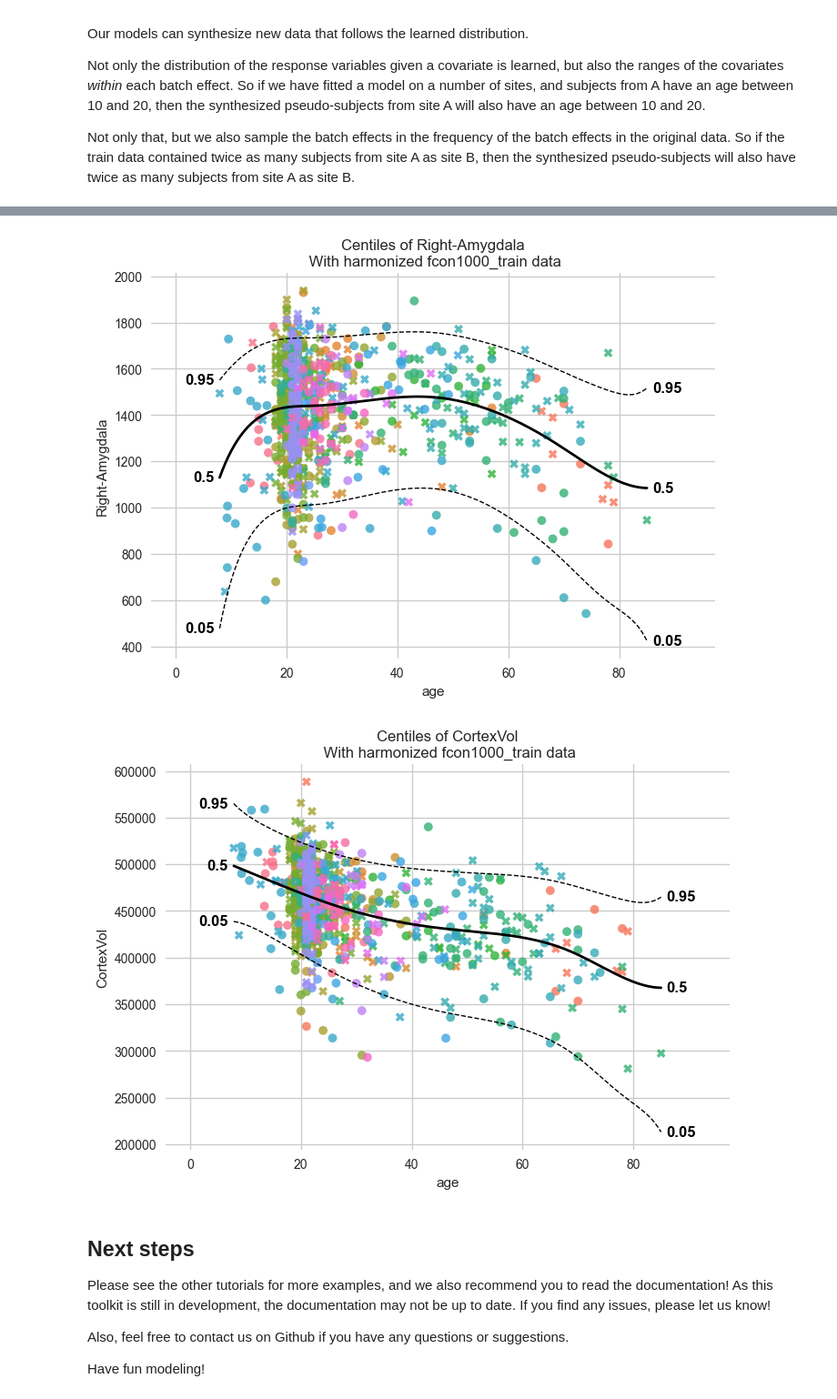
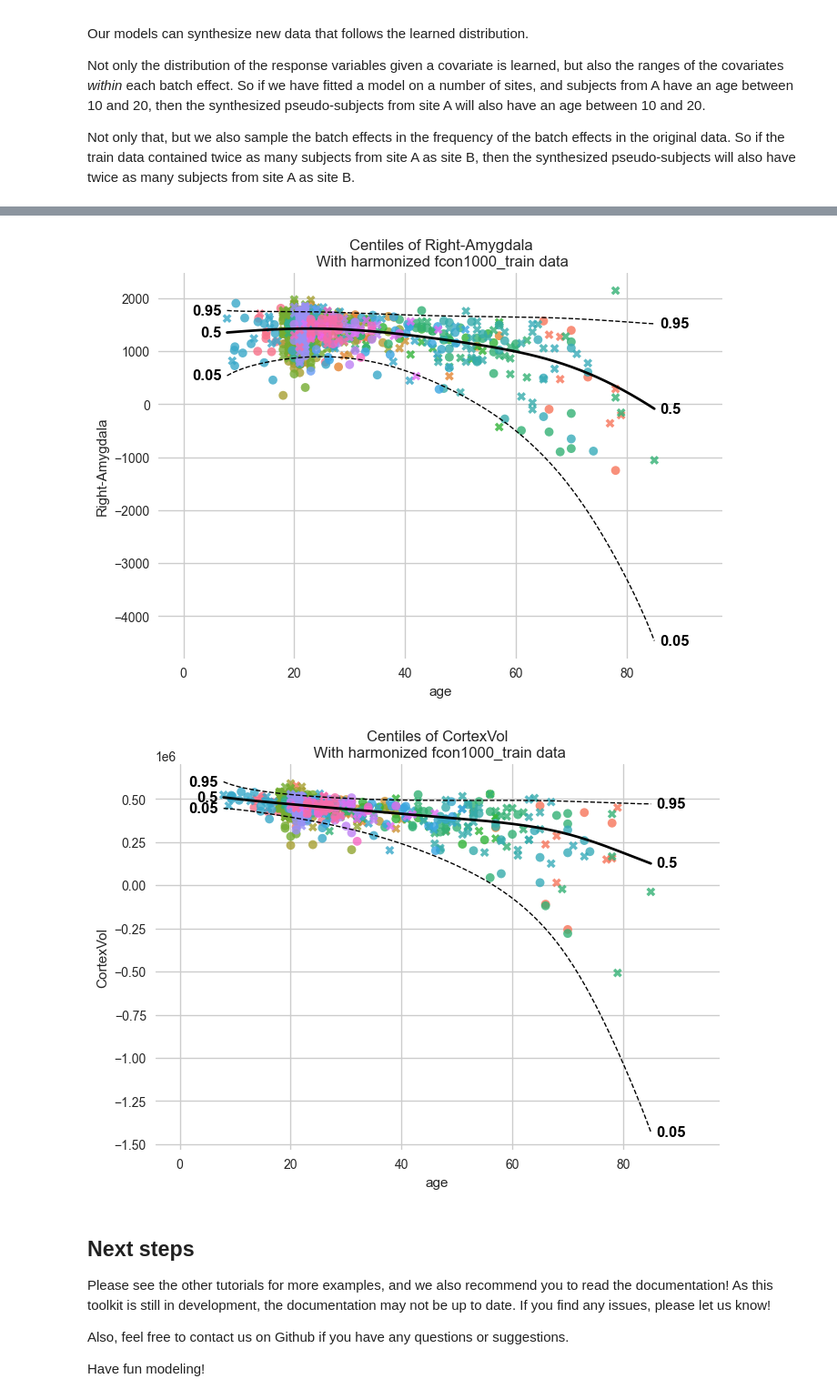
Before and after one commit to amarquand/PCNtoolkit, a Jupyter notebook: examples/02_BLR.ipynb, the cells around one changed output, grey strips where cells are left out. Shown at 91% size. Saved outputs shown, nothing was run; the diff lists cells and outputs as text; code cells hidden in the pictures.

```diff
--- a/examples/02_BLR.ipynb
+++ b/examples/02_BLR.ipynb
@@ -440,7 +424,7 @@ if hasattr(new_test_data, "Y"):
     del new_test_data["Y"]
 
 synthetic = model.synthesize(new_test_data)  # <- will fill in the missing Y data
-plot_centiles(
+plot_centiles_advanced(
     model,
     centiles=[0.05, 0.5, 0.95],  # Plot arbitrary centiles
     covariate="age",  # Which covariate to plot on the x-axis
@@ -480,5 +457,5 @@ Process: 27518 - 2025-06-24 12:16:43 - Harmonizing data for Right-Amygdala.
-[figure, old version]
+[figure, new version]
-[figure, old version]
+[figure, new version]
 # %% [markdown]
 ## Next steps
 
```
Also changed, not shown: parts of 11 cells of this notebook, 9 other files.
